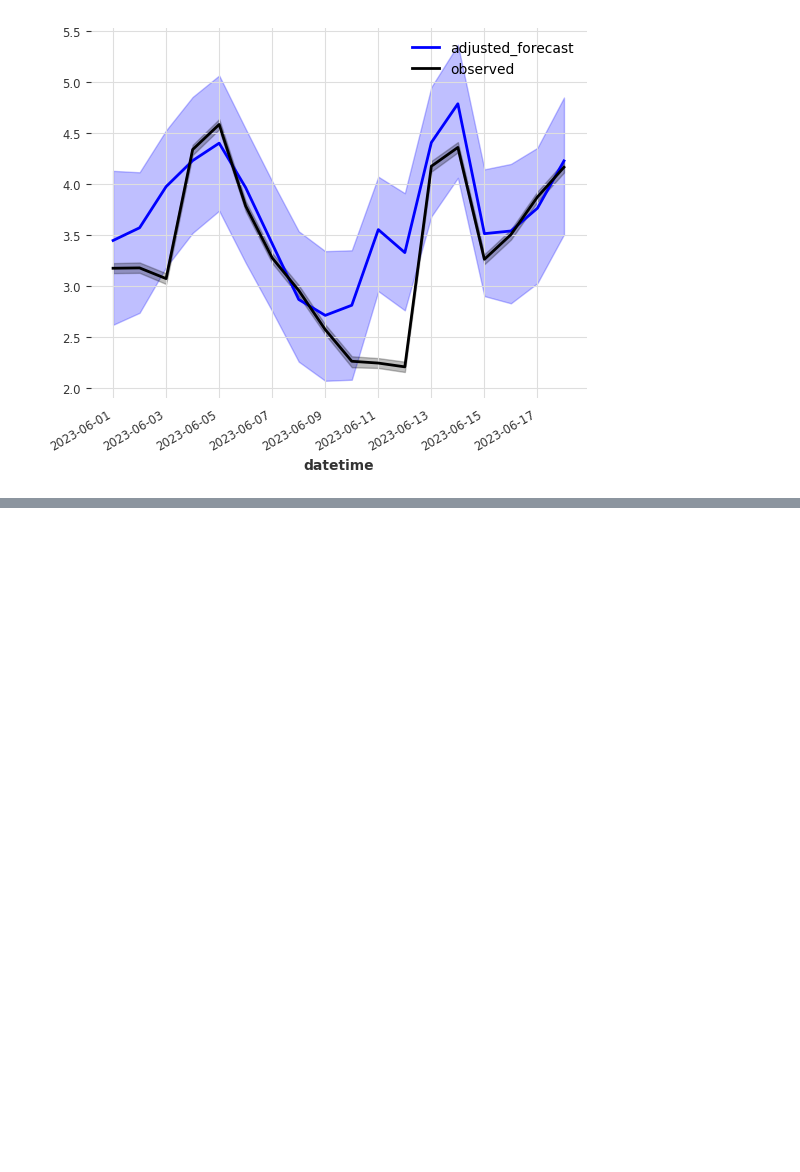
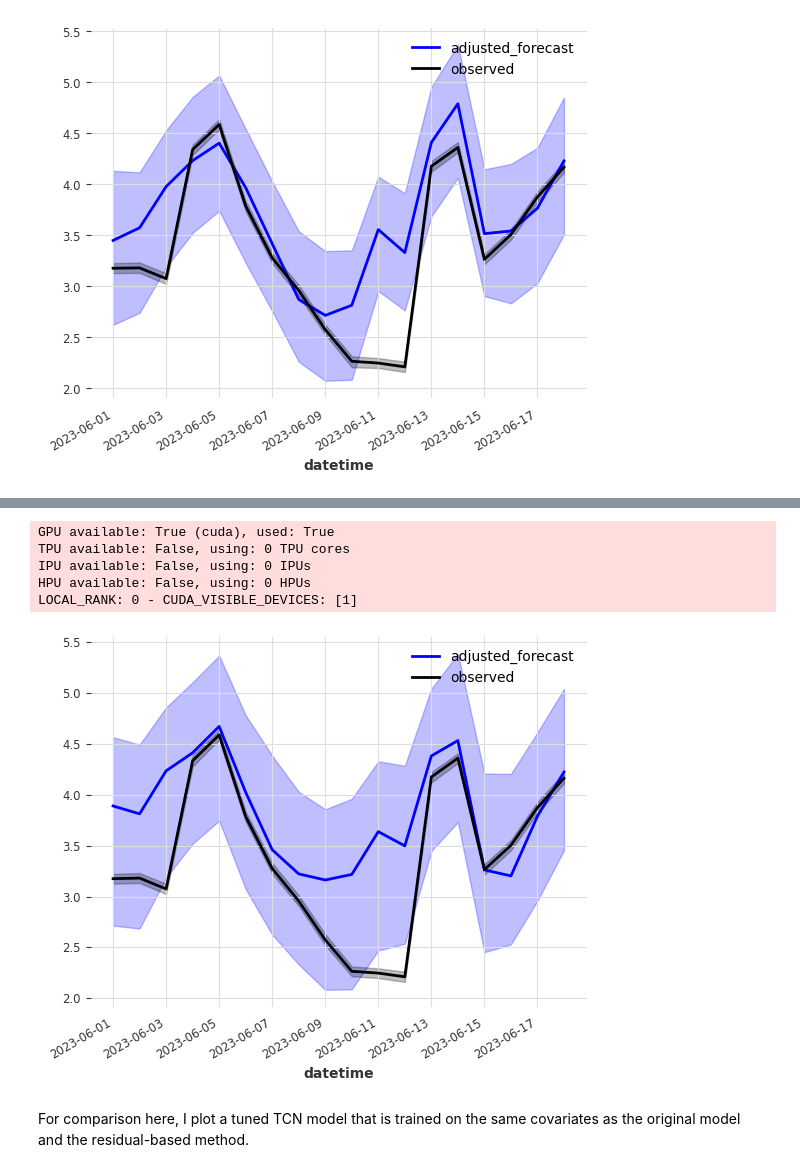
Before and after one commit to boettiger-lab/neon4cast-darts-submit, a Jupyter notebook: residual_learning/residual_exploration.ipynb, the cells around one changed output, grey strips where cells are left out. Drawn from its saved outputs; the diff is of its cells as text; code cells hidden in the pictures; blank space fills up the shorter version.

```diff
--- a/residual_learning/residual_exploration.ipynb
+++ b/residual_learning/residual_exploration.ipynb
@@ -235,3 +240,11 @@ oxy_val.plot(color="black", label="observed")
 plt.show()
 # %% [output]
 [figure]
+# %%
+inputs = predictions_filtered-oxy_tseries_filtered
+# For covariates here we have [predictions, observed oxygen, air temperature]
+covs = predictions_filtered.concatenate(oxy_tseries_filtered, axis=1, ignore_time_axis=True)
+covs = covs.concatenate(filtered_covs_dict["air_temperature"], axis=1, ignore_time_axis=True)
+
+val_split = pd.Timestamp(year=2023, month=5, day=1)
+training_set, validation_set = inputs.split_before(val_split)
@@ -306,5 +363,5 @@ NameError: name 'np' is not defined
 # %%
 #2023-06-21 for 31 days
 # %%
-#Pathways: extending this as a tool that anyone can use;
-# comparing this to using probabilistic model on the initial time series
+val_split = pd.Timestamp(year=2023, month=6, day=1)
+training_set, validation_set = inputs.split_before(val_split)
@@ -310,0 +370,16 @@ NameError: name 'np' is not defined
+# %%
+import time
+start = time.time()
+final_residual_model = TCNModel(input_chunk_length=180,
+                                kernel_size=5,
+                                num_filters=1,
+                                dilation_base=2,
+                                output_chunk_length=34,
+                                likelihood=QuantileRegression([0.05, 0.1, 0.5, 0.9, 0.95]),
+                                random_state=0)
+
+final_residual_model.fit(training_set,
+                         past_covariates=covs,
+                         epochs=400,
+                         verbose=False)
+print(time.time()-start)
@@ -310,0 +394,17 @@ NameError: name 'np' is not defined
+# %%
+plt.clf()
+preds = final_residual_model.predict(n=34,
+                                     past_covariates=covs,
+                                     num_samples=500)
+(predictions_val-preds[:18]).plot(color="blue", label="adjusted_forecast")
+oxy_val.plot(color="black", label="observed")
+plt.show()
+# %% [output]
+GPU available: True (cuda), used: True
+TPU available: False, using: 0 TPU cores
+IPU available: False, using: 0 IPUs
+HPU available: False, using: 0 HPUs
+LOCAL_RANK: 0 - CUDA_VISIBLE_DEVICES: [1]
+[figure, added]
+# %% [markdown]
+For comparison here, I plot a tuned TCN model that is trained on the same covariates as the original model and the residual-based method.
```
Also changed, not shown: parts of 16 cells of this notebook, 2 other files.
